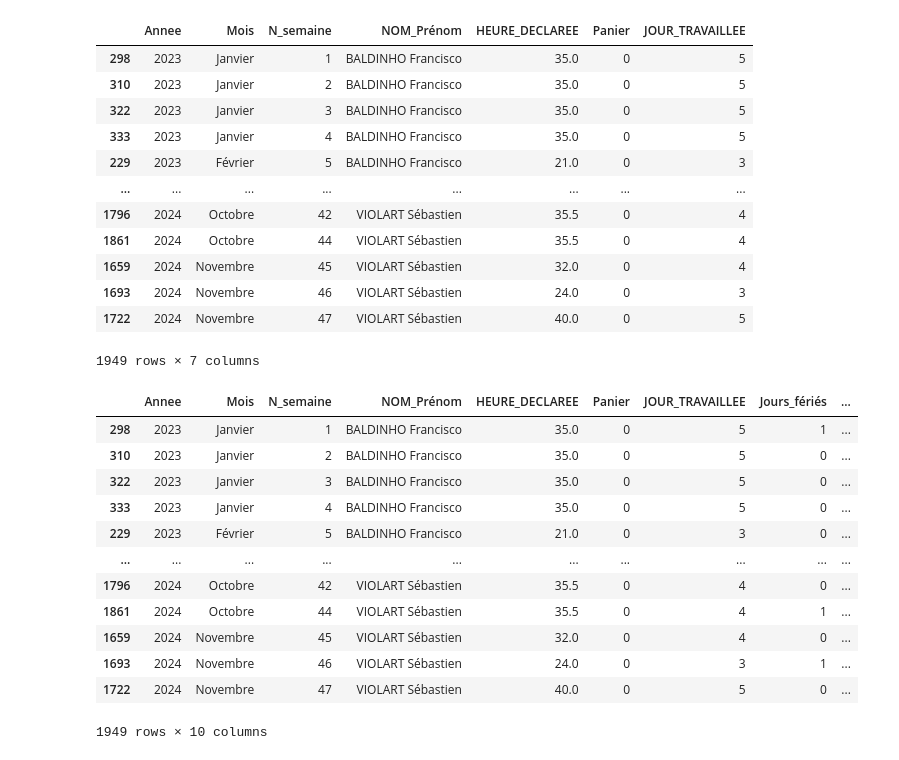
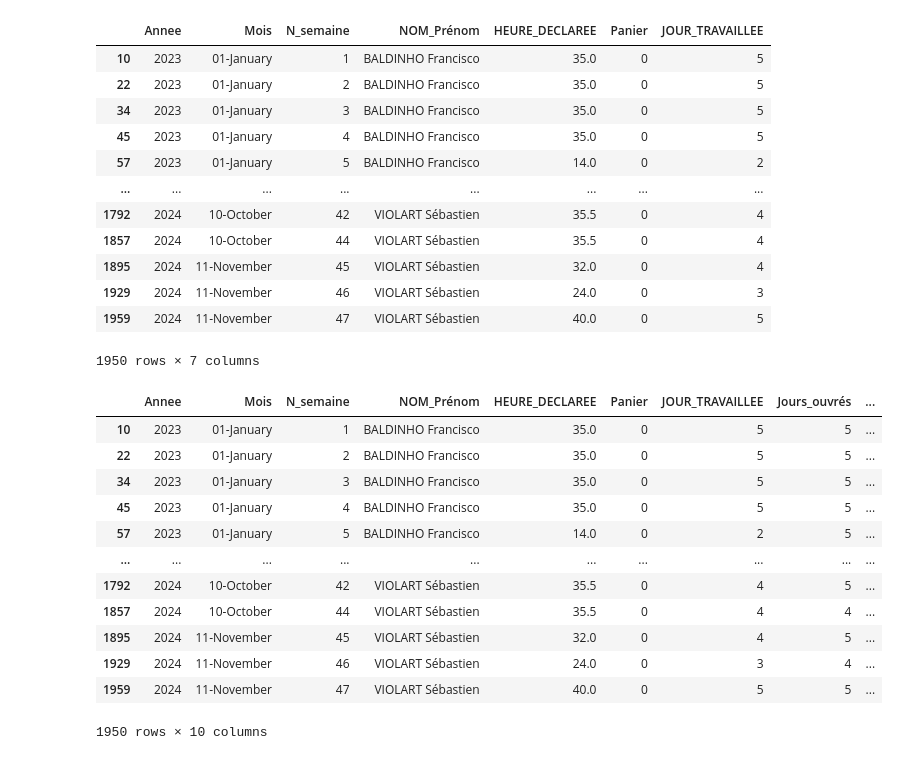
Before and after one commit to Messine-7/Heure_chemdoc, a Jupyter notebook: Script.ipynb, the cells around one changed output. Saved outputs shown, nothing was run; the diff lists cells and outputs as text; code cells hidden in the pictures.

Commit message:
Modifie les jours ouvré en prenant en compte les semaine a cheval entre 2 mois, ajoute les numéro de mois

```diff
--- a/Script.ipynb
+++ b/Script.ipynb
@@ -9,3 +9,6 @@ gc = pygsheets.authorize(service_file=r'D:\DATA\2024-11-2022_Tableau-Heures\feui
+# %%
+#PC PORTABLE
+gc = pygsheets.authorize(service_file=r'D:\Documents\DATA\2024-11-24_CHEMDOC\2024-11-24_Feuille_Heures\Heure_chemdoc\feuille-heures-c0ab0678243d.json')
 # %%
 # Ouvrir la feuille Google Sheet par son titre
 #spreadsheet = gc.open('2024-2026_TABLEAU DES HEURES')
@@ -61,7 +66,7 @@ df["DATE"] = pd.to_datetime(df["DATE"])
 # %%
 #Créé une colonne année, mois, n) de semaine a partir de la colonne DATE, les ligne 2022 sont peu donc conservées
 df["Annee"] = df["DATE"].dt.year
-df["Mois"] = df["DATE"].dt.month_name('fr_FR')
+df["Mois"] = df["DATE"].dt.strftime('%m-%B')
 df["N_semaine"] = df["DATE"].dt.isocalendar().week
 df.head(5)
 # %% [output]
@@ -110,56 +115,62 @@ df_agg = df_agg.sort_values(["Annee","NOM_Prénom","N_semaine"])
 df_agg
 # %% [output]
 |  | Annee | Mois | N_semaine | NOM_Prénom | HEURE_DECLAREE | Panier | JOUR_TRAVAILLEE |
-| 298 | 2023 | Janvier | 1 | BALDINHO Francisco | 35.0 | 0 | 5 |
-| 310 | 2023 | Janvier | 2 | BALDINHO Francisco | 35.0 | 0 | 5 |
-| 322 | 2023 | Janvier | 3 | BALDINHO Francisco | 35.0 | 0 | 5 |
-| 333 | 2023 | Janvier | 4 | BALDINHO Francisco | 35.0 | 0 | 5 |
-| 229 | 2023 | Février | 5 | BALDINHO Francisco | 21.0 | 0 | 3 |
+| 10 | 2023 | 01-January | 1 | BALDINHO Francisco | 35.0 | 0 | 5 |
+| 22 | 2023 | 01-January | 2 | BALDINHO Francisco | 35.0 | 0 | 5 |
+| 34 | 2023 | 01-January | 3 | BALDINHO Francisco | 35.0 | 0 | 5 |
+| 45 | 2023 | 01-January | 4 | BALDINHO Francisco | 35.0 | 0 | 5 |
+| 57 | 2023 | 01-January | 5 | BALDINHO Francisco | 14.0 | 0 | 2 |
 | ... | ... | ... | ... | ... | ... | ... | ... |
-| 1796 | 2024 | Octobre | 42 | VIOLART Sébastien | 35.5 | 0 | 4 |
-| 1861 | 2024 | Octobre | 44 | VIOLART Sébastien | 35.5 | 0 | 4 |
-| 1659 | 2024 | Novembre | 45 | VIOLART Sébastien | 32.0 | 0 | 4 |
-| 1693 | 2024 | Novembre | 46 | VIOLART Sébastien | 24.0 | 0 | 3 |
-| 1722 | 2024 | Novembre | 47 | VIOLART Sébastien | 40.0 | 0 | 5 |
+| 1792 | 2024 | 10-October | 42 | VIOLART Sébastien | 35.5 | 0 | 4 |
+| 1857 | 2024 | 10-October | 44 | VIOLART Sébastien | 35.5 | 0 | 4 |
+| 1895 | 2024 | 11-November | 45 | VIOLART Sébastien | 32.0 | 0 | 4 |
+| 1929 | 2024 | 11-November | 46 | VIOLART Sébastien | 24.0 | 0 | 3 |
+| 1959 | 2024 | 11-November | 47 | VIOLART Sébastien | 40.0 | 0 | 5 |
-1949 rows × 7 columns
+1950 rows × 7 columns
 # %%
 # Obtenir les jours fériés en France pour les années du DataFrame
 years = df_agg["Annee"].unique()
 french_holidays = holidays.France(years=years)
 
-# Fonction pour calculer les jours fériés par semaine
-def get_holidays_per_week(year, week):
+# Fonction pour calculer les jours ouvrés par semaine
+def get_working_days_per_week(year, week):
     start_date = pd.Timestamp(f"{year}-01-01") + pd.Timedelta(weeks=week - 1)
     end_date = start_date + pd.Timedelta(days=6)
-    start_date = start_date.date()
-    end_date = end_date.date()
-    return sum(1 for date in french_holidays if start_date <= date <= end_date)
+    working_days = 0
+
+    for day_offset in range(7):  # Parcourt les 7 jours de la semaine
+        current_date = (start_date + pd.Timedelta(days=day_offset)).date()
+        # Compte uniquement si c'est un jour ouvré (lundi à vendredi) et non un jour férié
+        if current_date.weekday() < 5 and current_date not in french_holidays:
+            working_days += 1
+
+    return working_days
 
 # Appliquer la fonction pour chaque ligne
-df_agg["Jours_fériés"] = df_agg.apply(lambda row: get_holidays_per_week(row["Annee"], row["N_semaine"]), axis=1)
+df_agg["Jours_ouvrés"] = df_agg.apply(lambda row: get_working_days_per_week(row["Annee"], row["N_semaine"]), axis=1)
 
-# Calculer le seuil d'heures travaillées en fonction des jours fériés
-df_agg["Seuil_heures"] = 35 - df_agg["Jours_fériés"] * 7
+# Calculer le seuil d'heures travaillées en fonction des jours ouvrés
+df_agg["Seuil_heures"] = df_agg["Jours_ouvrés"] * 7  # 7 heures par jour ouvré
 
 # Calculer les heures supplémentaires
 df_agg["Heures_supplementaires"] = df_agg["HEURE_DECLAREE"] - df_agg["Seuil_heures"]
 df_agg["Heures_supplementaires"] = df_agg["Heures_supplementaires"].apply(lambda x: max(x, 0))  # Pas d'heures supp négatives
 
 df_agg
 # %% [output]
-|  | Annee | Mois | N_semaine | NOM_Prénom | HEURE_DECLAREE | Panier | JOUR_TRAVAILLEE | Jours_fériés | ... |
-| 298 | 2023 | Janvier | 1 | BALDINHO Francisco | 35.0 | 0 | 5 | 1 | ... |
-| 310 | 2023 | Janvier | 2 | BALDINHO Francisco | 35.0 | 0 | 5 | 0 | ... |
-| 322 | 2023 | Janvier | 3 | BALDINHO Francisco | 35.0 | 0 | 5 | 0 | ... |
-| 333 | 2023 | Janvier | 4 | BALDINHO Francisco | 35.0 | 0 | 5 | 0 | ... |
-| 229 | 2023 | Février | 5 | BALDINHO Francisco | 21.0 | 0 | 3 | 0 | ... |
+|  | Annee | Mois | N_semaine | NOM_Prénom | HEURE_DECLAREE | Panier | JOUR_TRAVAILLEE | Jours_ouvrés | ... |
+| 10 | 2023 | 01-January | 1 | BALDINHO Francisco | 35.0 | 0 | 5 | 5 | ... |
+| 22 | 2023 | 01-January | 2 | BALDINHO Francisco | 35.0 | 0 | 5 | 5 | ... |
+| 34 | 2023 | 01-January | 3 | BALDINHO Francisco | 35.0 | 0 | 5 | 5 | ... |
+| 45 | 2023 | 01-January | 4 | BALDINHO Francisco | 35.0 | 0 | 5 | 5 | ... |
+| 57 | 2023 | 01-January | 5 | BALDINHO Francisco | 14.0 | 0 | 2 | 5 | ... |
 | ... | ... | ... | ... | ... | ... | ... | ... | ... | ... |
-| 1796 | 2024 | Octobre | 42 | VIOLART Sébastien | 35.5 | 0 | 4 | 0 | ... |
-| 1861 | 2024 | Octobre | 44 | VIOLART Sébastien | 35.5 | 0 | 4 | 1 | ... |
-| 1659 | 2024 | Novembre | 45 | VIOLART Sébastien | 32.0 | 0 | 4 | 0 | ... |
-| 1693 | 2024 | Novembre | 46 | VIOLART Sébastien | 24.0 | 0 | 3 | 1 | ... |
-| 1722 | 2024 | Novembre | 47 | VIOLART Sébastien | 40.0 | 0 | 5 | 0 | ... |
+| 1792 | 2024 | 10-October | 42 | VIOLART Sébastien | 35.5 | 0 | 4 | 5 | ... |
+| 1857 | 2024 | 10-October | 44 | VIOLART Sébastien | 35.5 | 0 | 4 | 4 | ... |
+| 1895 | 2024 | 11-November | 45 | VIOLART Sébastien | 32.0 | 0 | 4 | 5 | ... |
+| 1929 | 2024 | 11-November | 46 | VIOLART Sébastien | 24.0 | 0 | 3 | 4 | ... |
+| 1959 | 2024 | 11-November | 47 | VIOLART Sébastien | 40.0 | 0 | 5 | 5 | ... |
-1949 rows × 10 columns
+1950 rows × 10 columns
 # %%
 #Convertis les point en virgule pour google sheet
 df_agg = df_agg.applymap( lambda x: f"{x:.2f}".replace('.', ',') if isinstance(x, float) else x)
```
Also changed, not shown: parts of 6 cells of this notebook.
